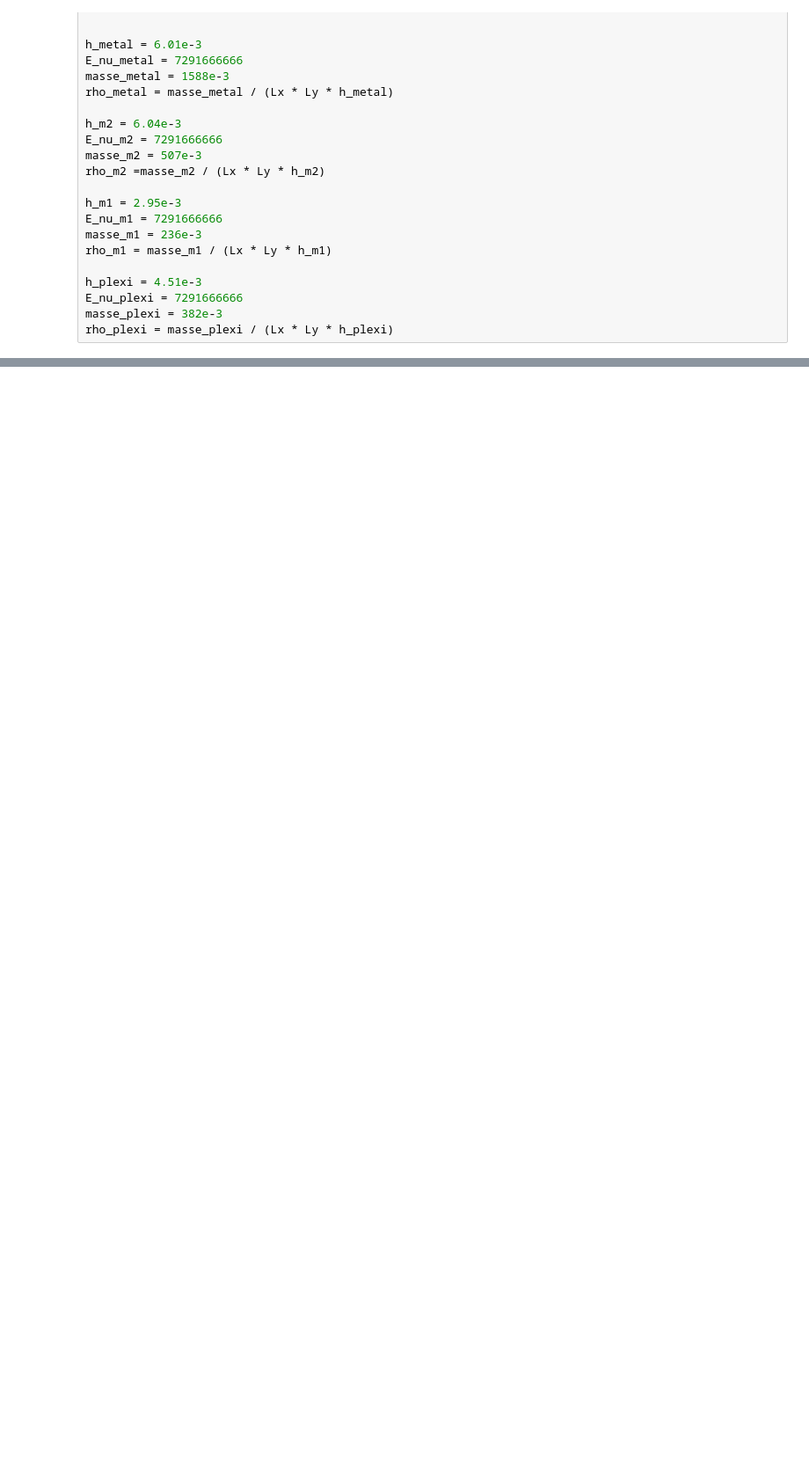
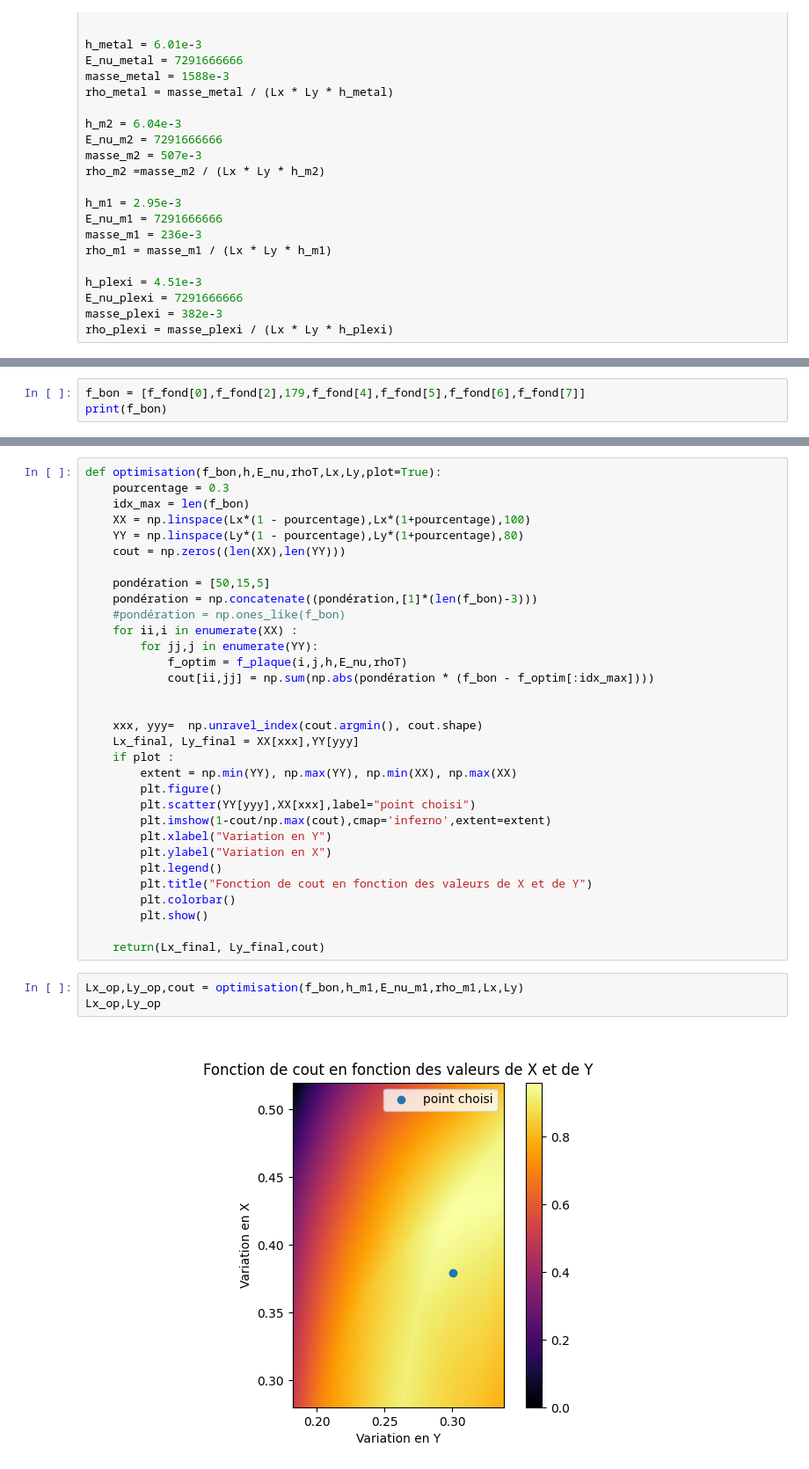
Before and after one commit to peladeaucome/ATIAM-PAM-AnalyseInstruments, a Jupyter notebook: Guitar_model/experiences/nouvelle_Correction_plaque.ipynb, the cells around one changed output, grey strips where cells are left out. Shown at 88% size. Saved outputs shown, nothing was run; the diff lists cells and outputs as text; blank space fills up the shorter version.

```diff
--- a/Guitar_model/experiences/nouvelle_Correction_plaque.ipynb
+++ b/Guitar_model/experiences/nouvelle_Correction_plaque.ipynb
@@ -136,0 +178,3 @@ modal_analysis_m1
+# %%
+f_bon = [f_fond[0],f_fond[2],179,f_fond[4],f_fond[5],f_fond[6],f_fond[7]]
+print(f_bon)
@@ -136,0 +183,37 @@ modal_analysis_m1
+# %%
+def optimisation(f_bon,h,E_nu,rhoT,Lx,Ly,plot=True):
+    pourcentage = 0.3
+    idx_max = len(f_bon)
+    XX = np.linspace(Lx*(1 - pourcentage),Lx*(1+pourcentage),100)
+    YY = np.linspace(Ly*(1 - pourcentage),Ly*(1+pourcentage),80)
+    cout = np.zeros((len(XX),len(YY)))
+
+    pondération = [50,15,5]
+    pondération = np.concatenate((pondération,[1]*(len(f_bon)-3)))
+    #pondération = np.ones_like(f_bon)
+    for ii,i in enumerate(XX) :
+        for jj,j in enumerate(YY):
+            f_optim = f_plaque(i,j,h,E_nu,rhoT)
+            cout[ii,jj] = np.sum(np.abs(pondération * (f_bon - f_optim[:idx_max])))
+
+
+    xxx, yyy=  np.unravel_index(cout.argmin(), cout.shape)
+    Lx_final, Ly_final = XX[xxx],YY[yyy]
+    if plot :
+        extent = np.min(YY), np.max(YY), np.min(XX), np.max(XX)
+        plt.figure()
+        plt.scatter(YY[yyy],XX[xxx],label="point choisi")
+        plt.imshow(1-cout/np.max(cout),cmap='inferno',extent=extent)
+        plt.xlabel("Variation en Y")
+        plt.ylabel("Variation en X")
+        plt.legend()
+        plt.title("Fonction de cout en fonction des valeurs de X et de Y")
+        plt.colorbar()
+        plt.show()
+
+    return(Lx_final, Ly_final,cout)
+# %%
+Lx_op,Ly_op,cout = optimisation(f_bon,h_m1,E_nu_m1,rho_m1,Lx,Ly)
+Lx_op,Ly_op
+# %% [output]
+[figure, added]
```
Also changed, not shown: parts of 13 cells of this notebook, 5 other files.
